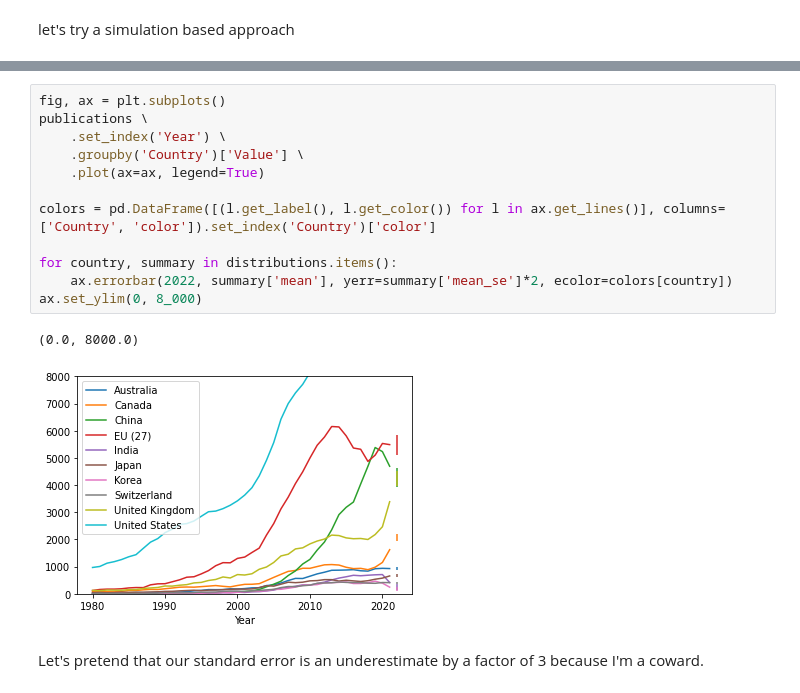
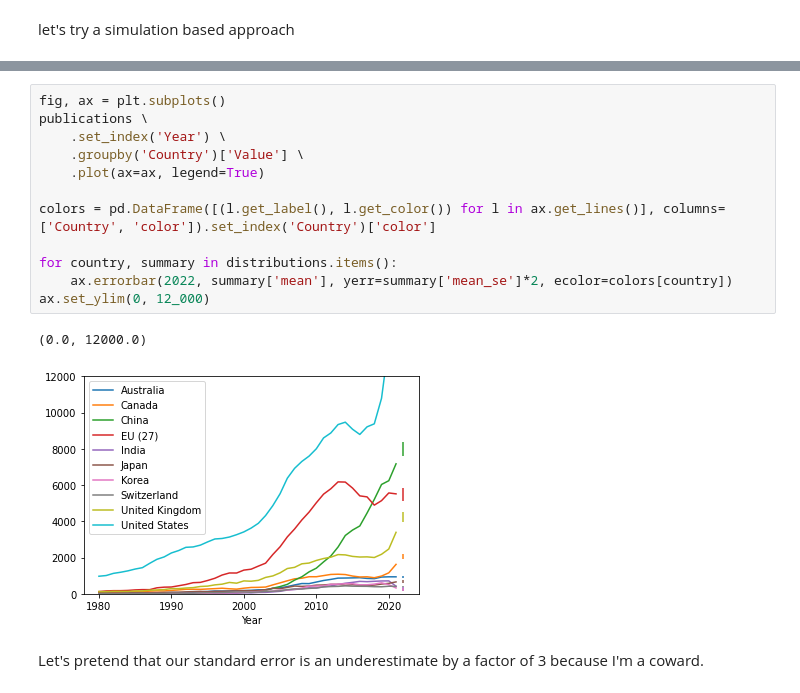
Before and after one commit to jonahweissman/infer-pub, a Jupyter notebook: forecasts/AI Publications.ipynb, the cells around one changed output, grey strips where cells are left out. Cells and saved outputs as stored; diff of their text form.

```diff
--- a/forecasts/AI Publications.ipynb
+++ b/forecasts/AI Publications.ipynb
@@ -72,18 +72,18 @@ distributions
 # %%
 fig, ax = plt.subplots()
 publications \
     .set_index('Year') \
     .groupby('Country')['Value'] \
     .plot(ax=ax, legend=True)
 
 colors = pd.DataFrame([(l.get_label(), l.get_color()) for l in ax.get_lines()], columns=['Country', 'color']).set_index('Country')['color']
 
 for country, summary in distributions.items():
     ax.errorbar(2022, summary['mean'], yerr=summary['mean_se']*2, ecolor=colors[country])
-ax.set_ylim(0, 8_000)
+ax.set_ylim(0, 12_000)
 # %% [output]
-(0.0, 8000.0)
+(0.0, 12000.0)
-[figure, old version]
+[figure, new version]
 # %% [markdown]
 Let's pretend that our standard error is an underestimate by a factor of 3 because I'm a coward.
 # %%
```
Also changed, not shown: parts of 7 cells of this notebook, 3 other files.
